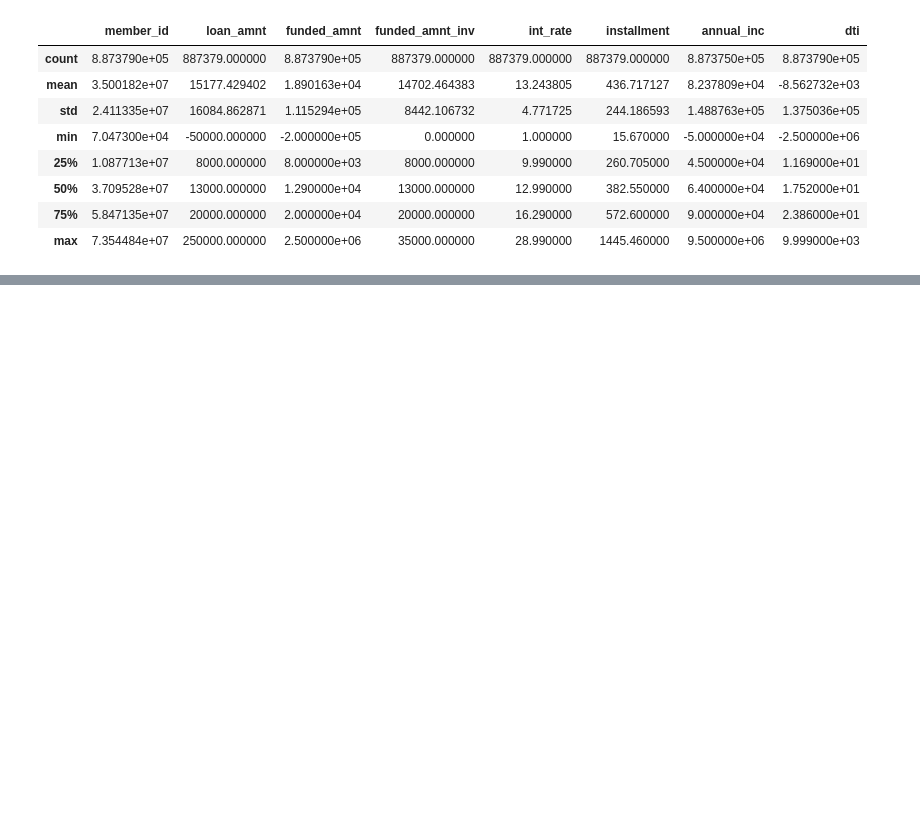
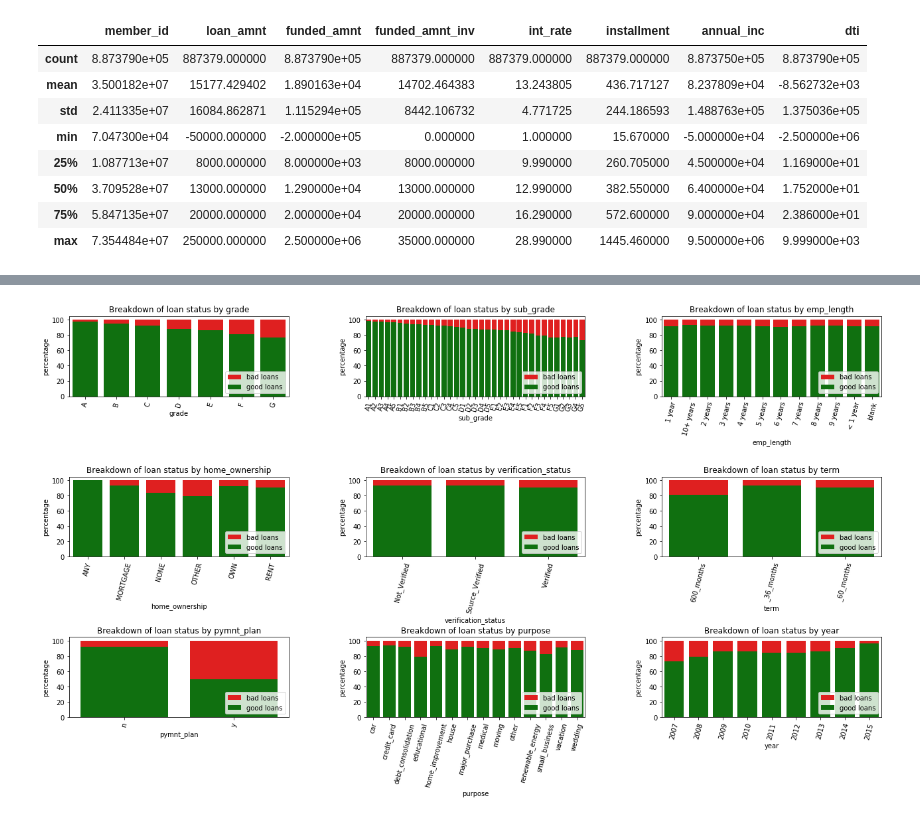
Before and after one commit to ttimong/projects, a Jupyter notebook: funding-societies-assignment.ipynb, the cells around one changed output, grey strips where cells are left out. Saved outputs shown, nothing was run; the diff lists cells and outputs as text; code cells hidden in the pictures; blank space fills up the shorter version.

```diff
--- a/funding-societies-assignment.ipynb
+++ b/funding-societies-assignment.ipynb
@@ -195,0 +294,11 @@ plt.subplots_adjust(top=0.92, bottom=0.08, left=0.10, right=0.95, hspace=0.25, w
+# %%
+grades_df = perf_loans_cat_features(df_transform, 'grade')
+sub_grades_df = perf_loans_cat_features(df_transform, 'sub_grade')
+emp_length_df = perf_loans_cat_features(df_transform, 'emp_length')
+home_ownership_df = perf_loans_cat_features(df_transform, 'home_ownership')
+verification_status_df = perf_loans_cat_features(df_transform, 'verification_status')
+term_df = perf_loans_cat_features(df_transform, 'term')
+payment_plan_df = perf_loans_cat_features(df_transform, 'pymnt_plan')
+purpose_df = perf_loans_cat_features(df_transform, 'purpose')
+state_df = perf_loans_cat_features(df_transform, 'addr_state')
+year_df = perf_loans_cat_features(df_transform, 'year')
@@ -195,0 +317,19 @@ plt.subplots_adjust(top=0.92, bottom=0.08, left=0.10, right=0.95, hspace=0.25, w
+# %%
+cat_feature_df = [grades_df, sub_grades_df, emp_length_df, home_ownership_df, verification_status_df, term_df, payment_plan_df, purpose_df, year_df]
+cat_feature_list = ['grade', 'sub_grade', 'emp_length', 'home_ownership', 'verification_status', 'term', 'pymnt_plan', 'purpose', 'year']
+# %%
+# plotting a percentage stacked bar chart of all the categorical features to visualise the proportion of bad loans and good loans
+_ = plt.figure(figsize=(20,10))
+start = 331
+for idx, (df, col )in enumerate(zip(cat_feature_df, cat_feature_list)):
+    _ = plt.subplot(start + idx)
+    overall_plot = sns.barplot(x = df[col], y = df.total, color = "red", label='bad loans')
+    bottom_plot = sns.barplot(x = df[col], y = df.pctg_good_loans, color = "green", label='good loans')
+    _ = plt.title('Breakdown of loan status by ' + col)
+    _ = plt.legend(loc=4, ncol = 1)
+    _ = plt.ylabel('percentage')
+    _ = plt.xticks(rotation=75, fontsize='10')
+
+plt.subplots_adjust(top=0.92, bottom=0.08, left=0.10, right=0.95, hspace=1, wspace=0.35)
+# %% [output]
+[figure, added]
```
Also changed, not shown: parts of 109 cells of this notebook, 2 other files.
